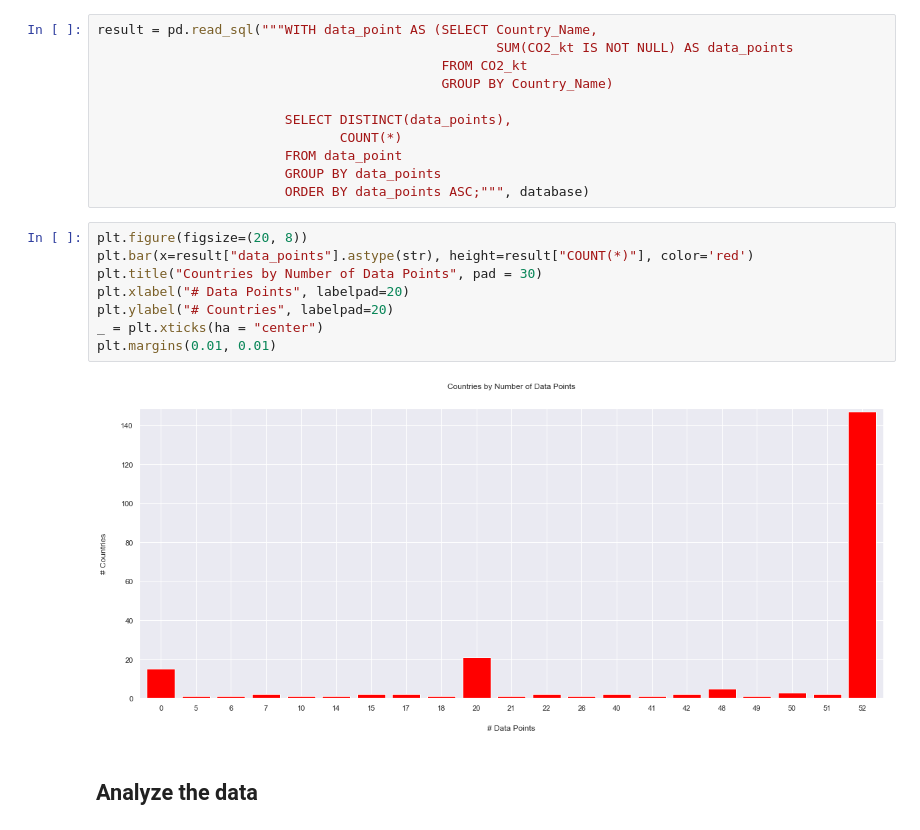
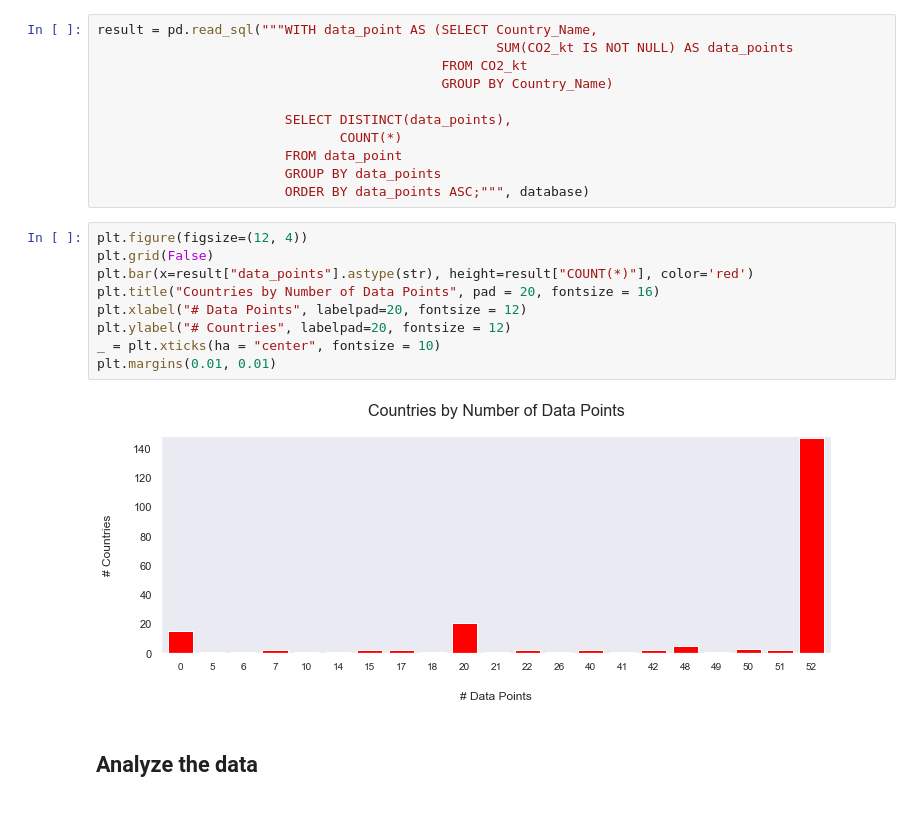
Before and after one commit to mmccrechowicz/mmccrechowicz.github.io, a Jupyter notebook: content/posts/CO2_Emissions.ipynb, the cells around one changed output. Drawn from its saved outputs; the diff is of its cells as text.

```diff
--- a/content/posts/CO2_Emissions.ipynb
+++ b/content/posts/CO2_Emissions.ipynb
@@ -227,15 +228,16 @@ result = pd.read_sql("""WITH data_point AS (SELECT Country_Name,
                         GROUP BY data_points
                         ORDER BY data_points ASC;""", database)
 # %%
-plt.figure(figsize=(20, 8))
+plt.figure(figsize=(12, 4))
+plt.grid(False)
 plt.bar(x=result["data_points"].astype(str), height=result["COUNT(*)"], color='red')
-plt.title("Countries by Number of Data Points", pad = 30)
-plt.xlabel("# Data Points", labelpad=20)
-plt.ylabel("# Countries", labelpad=20)
-_ = plt.xticks(ha = "center")
+plt.title("Countries by Number of Data Points", pad = 20, fontsize = 16)
+plt.xlabel("# Data Points", labelpad=20, fontsize = 12)
+plt.ylabel("# Countries", labelpad=20, fontsize = 12)
+_ = plt.xticks(ha = "center", fontsize = 10)
 plt.margins(0.01, 0.01)
 # %% [output]
-[figure, old version]
+[figure, new version]
 # %% [markdown]
 ## Analyze the data
 # %% [markdown]
```
Also changed, not shown: parts of 9 cells of this notebook, 12 other files.
